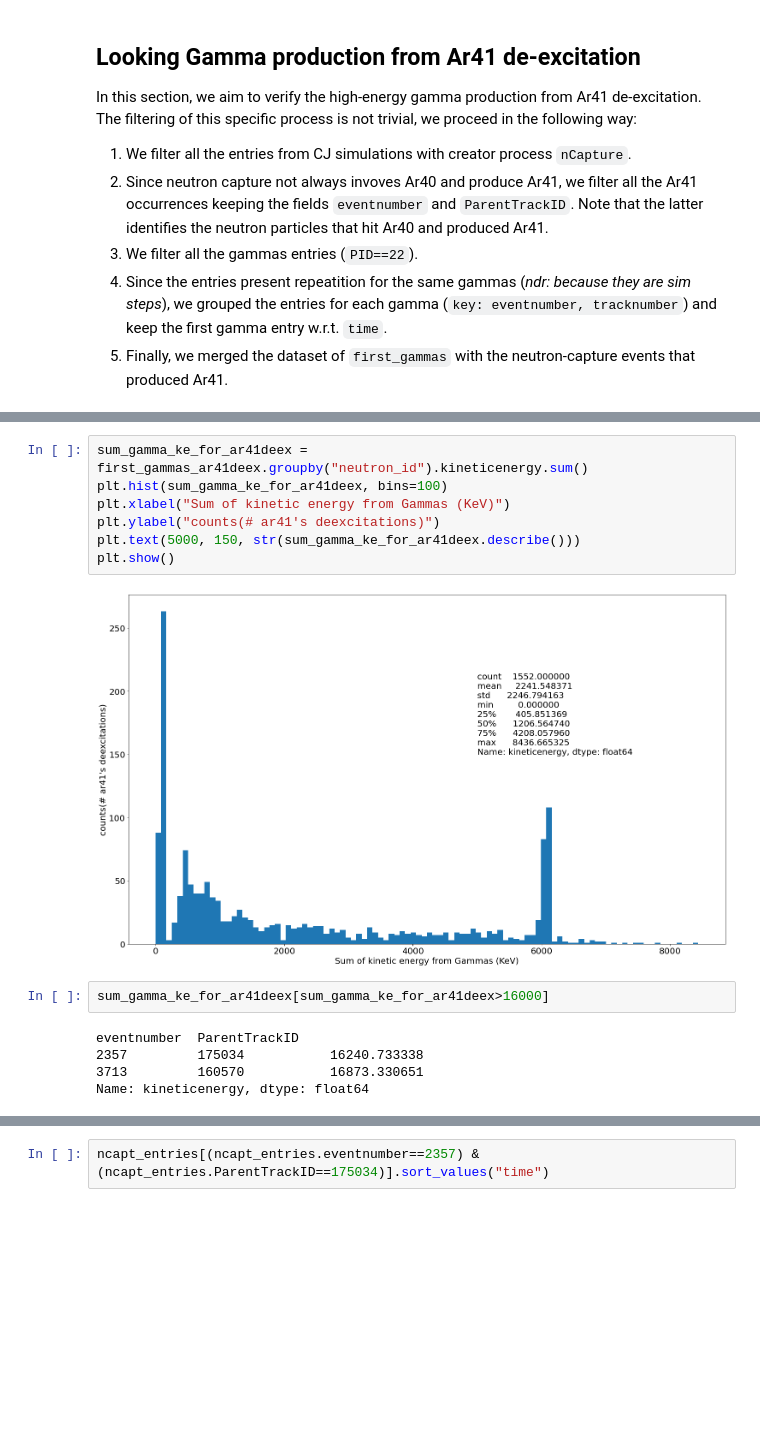
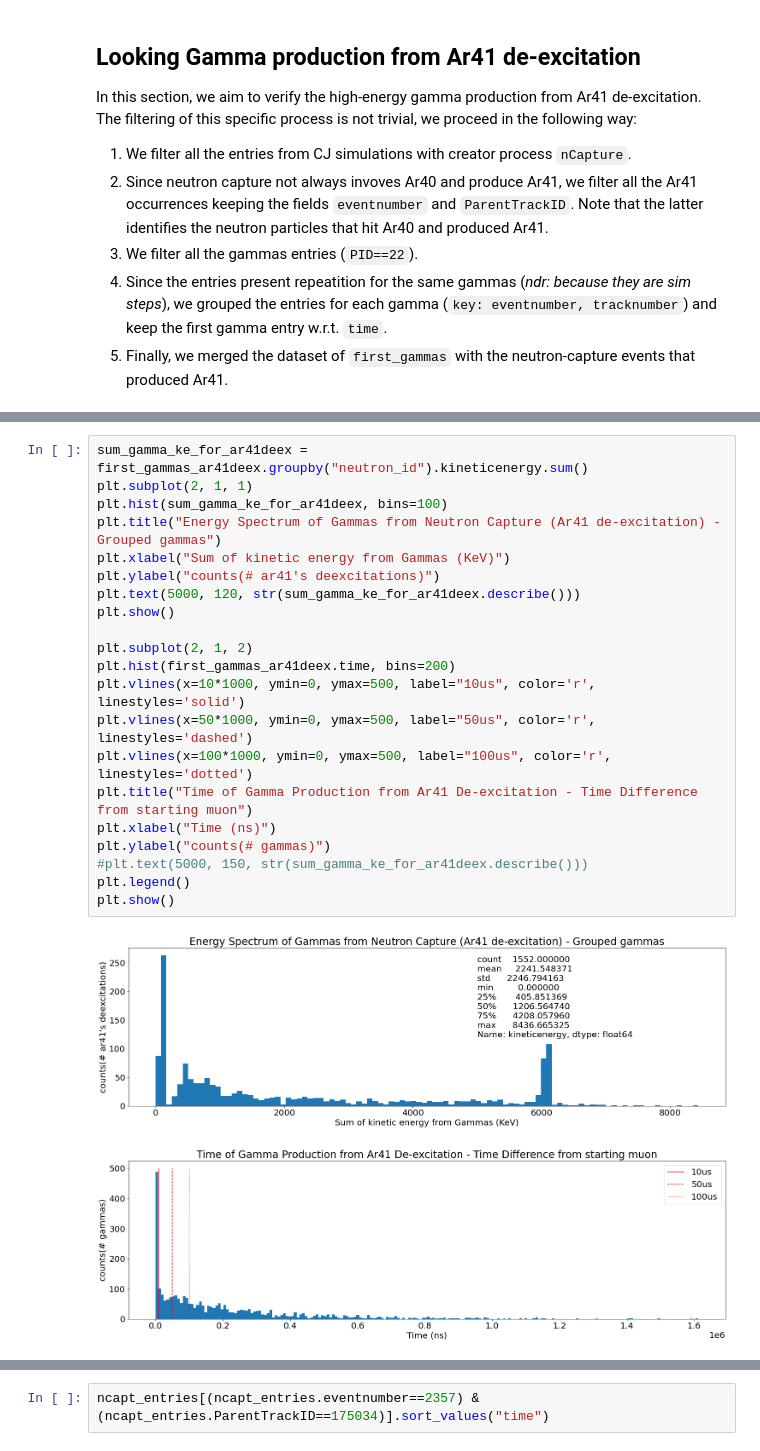
Before and after one commit to luigiberducci/ML4NP, a Jupyter notebook: Notebooks/looking_for_gammas_around_ar41_ncapture.ipynb, the cells around one changed output, grey strips where cells are left out. Saved outputs shown, nothing was run; the diff lists cells and outputs as text; blank space fills up the shorter version.

```diff
--- a/Notebooks/looking_for_gammas_around_ar41_ncapture.ipynb
+++ b/Notebooks/looking_for_gammas_around_ar41_ncapture.ipynb
@@ -178,16 +175,24 @@ plt.show()
-# %%
-sum_gamma_ke_for_ar41deex = first_gammas_ar41deex.groupby("neutron_id").kineticenergy.sum()
-plt.hist(sum_gamma_ke_for_ar41deex, bins=100)
-plt.xlabel("Sum of kinetic energy from Gammas (KeV)")
-plt.ylabel("counts(# ar41's deexcitations)")
-plt.text(5000, 150, str(sum_gamma_ke_for_ar41deex.describe()))
-plt.show()
-# %% [output]
-[figure, removed]
-# %%
-sum_gamma_ke_for_ar41deex[sum_gamma_ke_for_ar41deex>16000]
-# %% [output]
-eventnumber  ParentTrackID
-2357         175034           16240.733338
-3713         160570           16873.330651
-Name: kineticenergy, dtype: float64
+# %%
+sum_gamma_ke_for_ar41deex = first_gammas_ar41deex.groupby("neutron_id").kineticenergy.sum()
+plt.subplot(2, 1, 1)
+plt.hist(sum_gamma_ke_for_ar41deex, bins=100)
+plt.title("Energy Spectrum of Gammas from Neutron Capture (Ar41 de-excitation) - Grouped gammas")
+plt.xlabel("Sum of kinetic energy from Gammas (KeV)")
+plt.ylabel("counts(# ar41's deexcitations)")
+plt.text(5000, 120, str(sum_gamma_ke_for_ar41deex.describe()))
+plt.show()
+
+plt.subplot(2, 1, 2)
+plt.hist(first_gammas_ar41deex.time, bins=200)
+plt.vlines(x=10*1000, ymin=0, ymax=500, label="10us", color='r', linestyles='solid')
+plt.vlines(x=50*1000, ymin=0, ymax=500, label="50us", color='r', linestyles='dashed')
+plt.vlines(x=100*1000, ymin=0, ymax=500, label="100us", color='r', linestyles='dotted')
+plt.title("Time of Gamma Production from Ar41 De-excitation - Time Difference from starting muon")
+plt.xlabel("Time (ns)")
+plt.ylabel("counts(# gammas)")
+#plt.text(5000, 150, str(sum_gamma_ke_for_ar41deex.describe()))
+plt.legend()
+plt.show()
+# %% [output]
+[figure, added]
+[figure, added]
```
Also changed, not shown: parts of 6 cells of this notebook, 1 other file.
